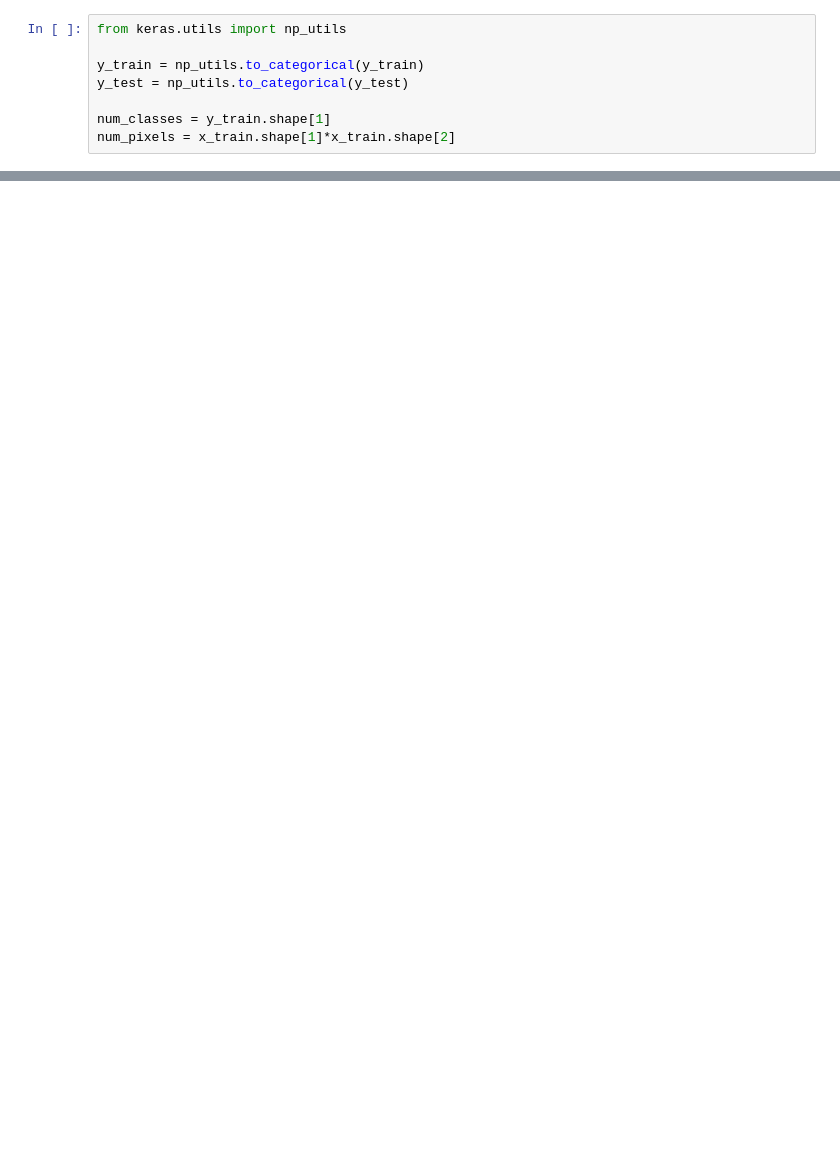
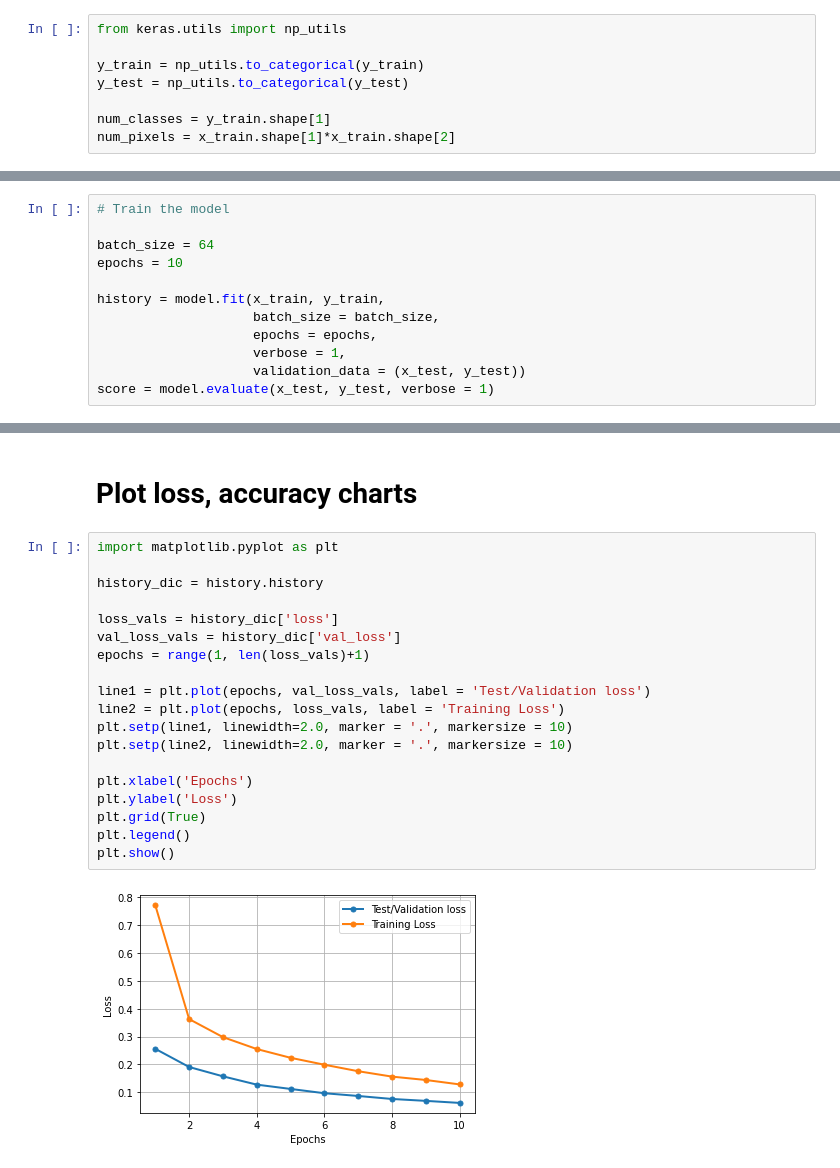
Before and after one commit to MeherBhaskar/MNIST_Classification, a Jupyter notebook: MNIST_classification.ipynb, the cells around one changed output, grey strips where cells are left out. Cells and saved outputs as stored; diff of their text form; blank space fills up the shorter version.

```diff
--- a/MNIST_classification.ipynb
+++ b/MNIST_classification.ipynb
@@ -61,0 +109,12 @@ num_pixels = x_train.shape[1]*x_train.shape[2]
+# %%
+# Train the model
+
+batch_size = 64
+epochs = 10
+
+history = model.fit(x_train, y_train,
+                    batch_size = batch_size,
+                    epochs = epochs,
+                    verbose = 1,
+                    validation_data = (x_test, y_test))
+score = model.evaluate(x_test, y_test, verbose = 1)
@@ -61,0 +145,23 @@ num_pixels = x_train.shape[1]*x_train.shape[2]
+# %% [markdown]
+# Plot loss, accuracy charts
+# %%
+import matplotlib.pyplot as plt
+
+history_dic = history.history
+
+loss_vals = history_dic['loss']
+val_loss_vals = history_dic['val_loss']
+epochs = range(1, len(loss_vals)+1)
+
+line1 = plt.plot(epochs, val_loss_vals, label = 'Test/Validation loss')
+line2 = plt.plot(epochs, loss_vals, label = 'Training Loss')
+plt.setp(line1, linewidth=2.0, marker = '.', markersize = 10)
+plt.setp(line2, linewidth=2.0, marker = '.', markersize = 10)
+
+plt.xlabel('Epochs')
+plt.ylabel('Loss')
+plt.grid(True)
+plt.legend()
+plt.show()
+# %% [output]
+[figure, added]
```
Also changed, not shown: parts of 10 cells of this notebook.
